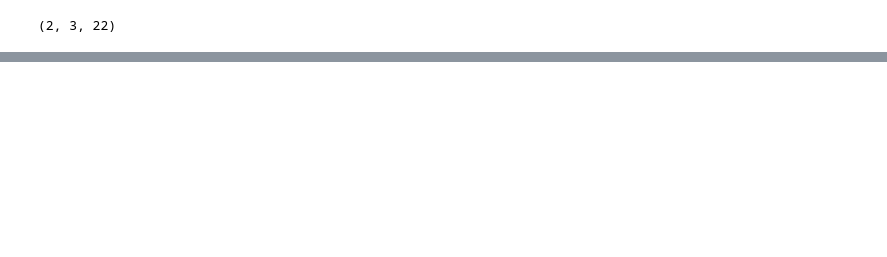
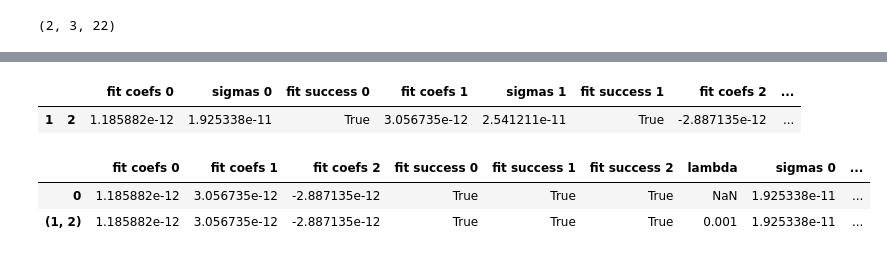
Before and after one commit to charlesblakemore/opt_lev_analysis, a Jupyter notebook: scripts/microgravity/grav_util_2_wtf.ipynb, the cells around one changed output, grey strips where cells are left out. Cells and saved outputs as stored; diff of their text form; code cells hidden in the pictures; blank space fills up the shorter version.

```diff
--- a/scripts/microgravity/grav_util_2_wtf.ipynb
+++ b/scripts/microgravity/grav_util_2_wtf.ipynb
@@ -27,7 +27,4 @@ fd = gu2.FileData(datafiles[1])
 fd.extract_data()
 tempi = np.ones(11) + 1.j*np.ones(11)
 tempt = np.vstack([tempi, tempi, tempi])
-df1 = fd.fit_alpha_xyz([tempt])
+df0 = fd.fit_alpha_xyz([tempt])
-# %%
-df1.index = [1]
-df0.index = [0]
@@ -70,0 +114,2 @@ dft[0:1]
+# %%
+df1["lambda"] = pd.Series([0.001], index = df1.index)
@@ -70,0 +121,14 @@ dft[0:1]
+# %%
+ind = [[1], [2]]
+df1.index = ind
+# %%
+df1
+# %% [output]
+|  |  | fit coefs 0 | sigmas 0 | fit success 0 | fit coefs 1 | sigmas 1 | fit success 1 | fit coefs 2 | ... |
+| 1 | 2 | 1.185882e-12 | 1.925338e-11 | True | 3.056735e-12 | 2.541211e-11 | True | -2.887135e-12 | ... |
+# %%
+df0.append(df1)
+# %% [output]
+|  | fit coefs 0 | fit coefs 1 | fit coefs 2 | fit success 0 | fit success 1 | fit success 2 | lambda | sigmas 0 | ... |
+| 0 | 1.185882e-12 | 3.056735e-12 | -2.887135e-12 | True | True | True | NaN | 1.925338e-11 | ... |
+| (1, 2) | 1.185882e-12 | 3.056735e-12 | -2.887135e-12 | True | True | True | 0.001 | 1.925338e-11 | ... |
```
Also changed, not shown: parts of 21 cells of this notebook, 1 other file.
